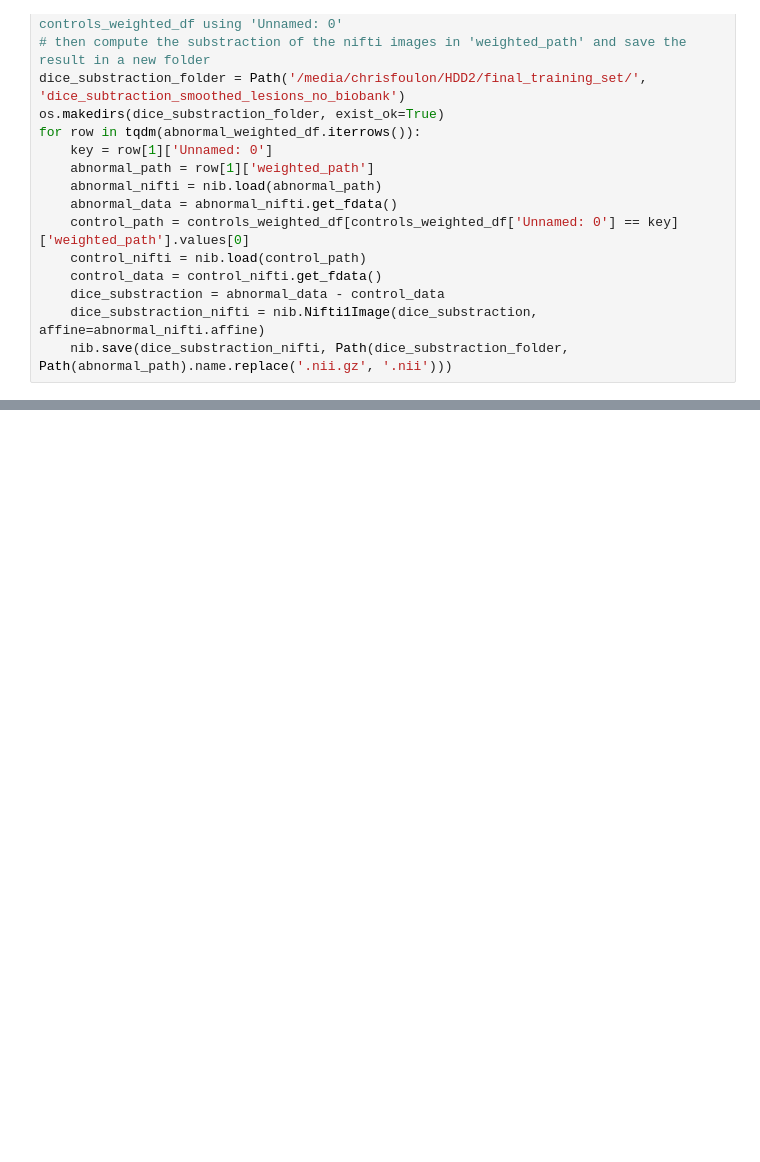
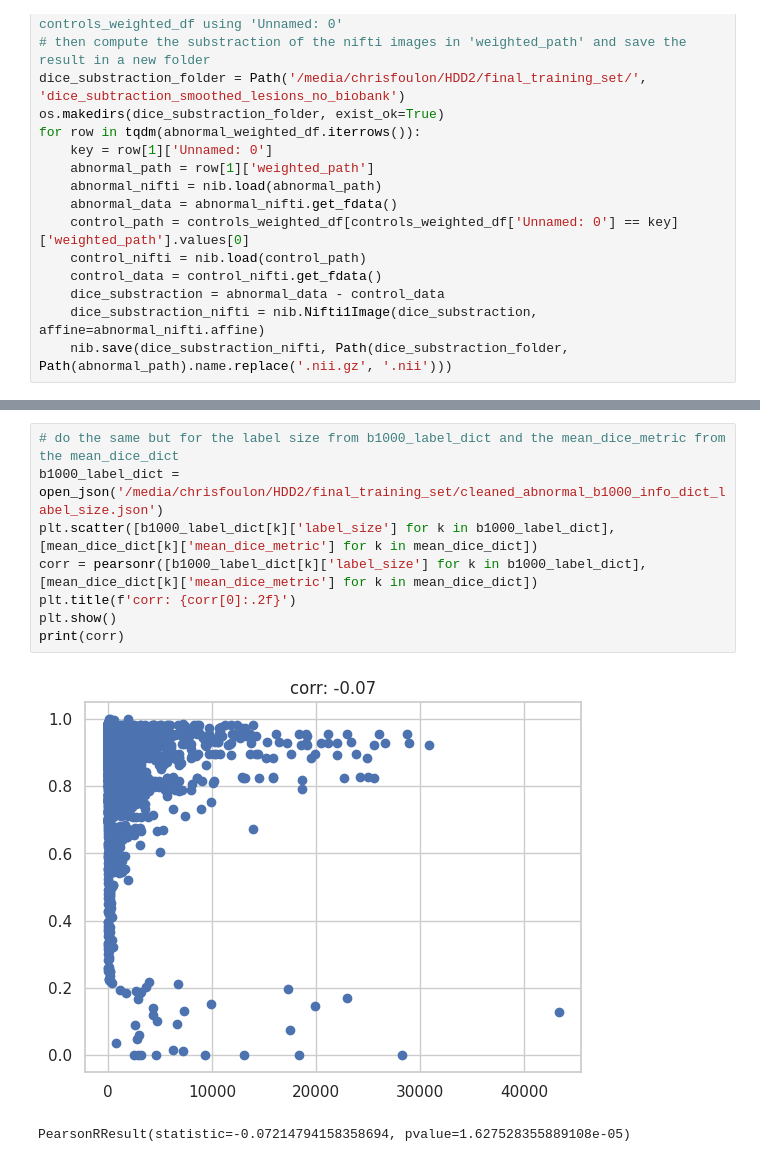
Before and after one commit to chrisfoulon/lesseg_unet, a Jupyter notebook: lesseg_unet/segmentatation_output_pipelines.ipynb, the cells around one changed output, grey strips where cells are left out. Drawn from its saved outputs; the diff is of its cells as text; blank space fills up the shorter version.

```diff
--- a/lesseg_unet/segmentatation_output_pipelines.ipynb
+++ b/lesseg_unet/segmentatation_output_pipelines.ipynb
@@ -209,0 +322,11 @@ for row in tqdm(abnormal_weighted_df.iterrows()):
+# %%
+# do the same but for the label size from b1000_label_dict and the mean_dice_metric from the mean_dice_dict
+b1000_label_dict = open_json('/media/chrisfoulon/HDD2/final_training_set/cleaned_abnormal_b1000_info_dict_label_size.json')
+plt.scatter([b1000_label_dict[k]['label_size'] for k in b1000_label_dict], [mean_dice_dict[k]['mean_dice_metric'] for k in mean_dice_dict])
+corr = pearsonr([b1000_label_dict[k]['label_size'] for k in b1000_label_dict], [mean_dice_dict[k]['mean_dice_metric'] for k in mean_dice_dict])
+plt.title(f'corr: {corr[0]:.2f}')
+plt.show()
+print(corr)
+# %% [output]
+[figure, added]
+PearsonRResult(statistic=-0.07214794158358694, pvalue=1.627528355889108e-05)
```
Also changed, not shown: parts of 8 cells of this notebook, 2 other files.
